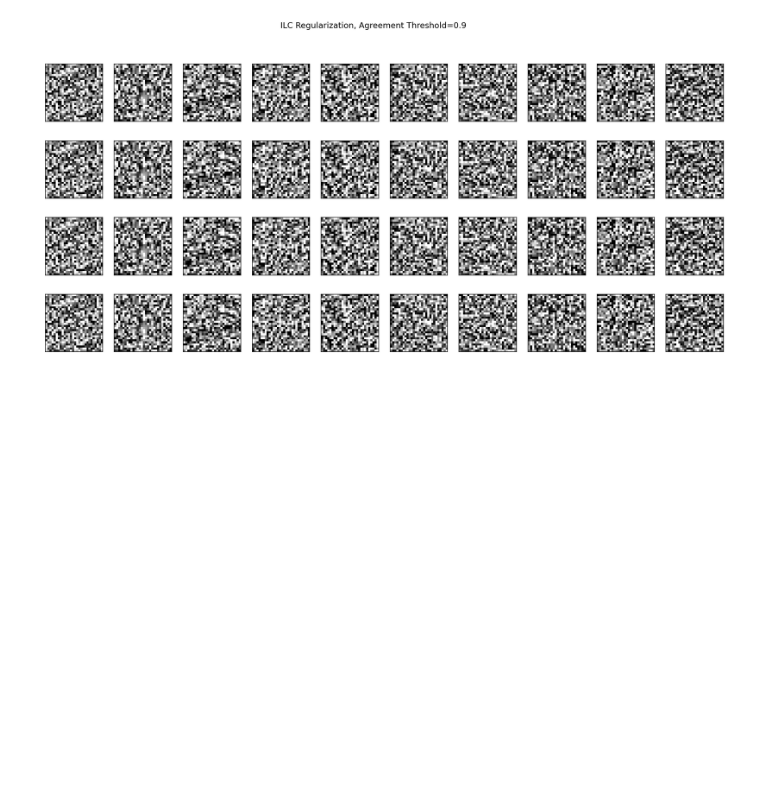
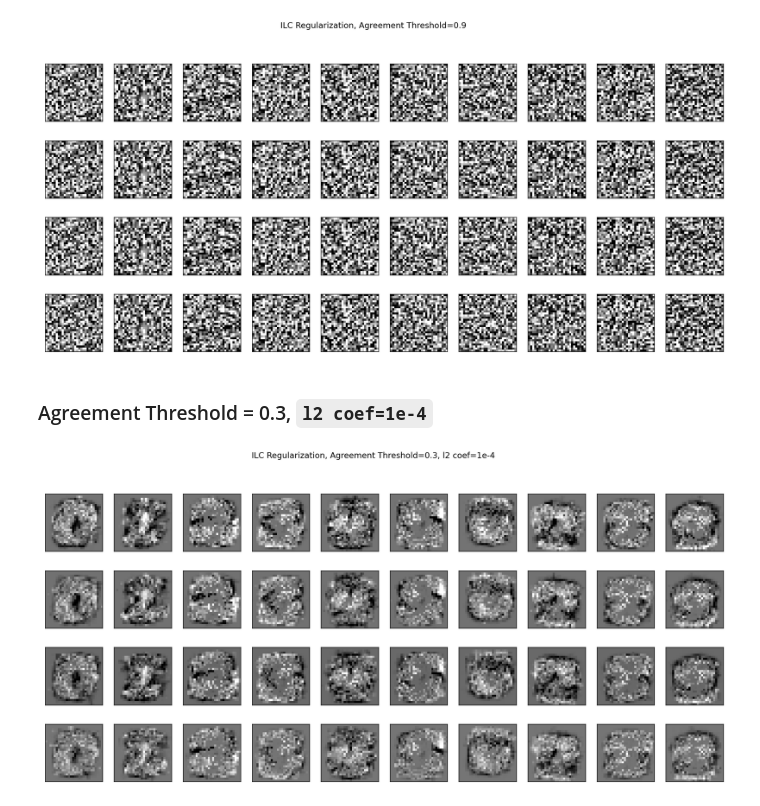
Before and after one commit to scspinney/pgm-fmri, a Jupyter notebook: SparseRegElasticNet_ILC.ipynb, the cells around one changed output. Cells and saved outputs as stored; diff of their text form; code cells hidden in the pictures; blank space fills up the shorter version.

Commit message:
ILC Late start+Synthetic data experiments added

```diff
--- a/SparseRegElasticNet_ILC.ipynb
+++ b/SparseRegElasticNet_ILC.ipynb
@@ -427,6 +458,6 @@ def sparse_logistic_regression(train, adam_lr=1e-3, agreement_threshold=0.0,
 # %% [markdown]
 ### If you want to get the results for a single environment, use these cells with whatever regularization (l1,l2,ilc)
 # %%
-avg_params = logistic_sparse_regression(train, adam_lr=1e-3, agreement_threshold=0.0,
+avg_params = sparse_logistic_regression(train, adam_lr=1e-3, agreement_threshold=0.0,
                                use_ilc=False, l1_coef=1e-5, l2_coef=1e-4,
                                epochs=10001, Verbose=True)
@@ -475,7 +494,7 @@ for m in range(n_envs):
 
 envs_elastic_net_params = []
 for m in range(n_envs):
-    params = logistic_sparse_regression(ds_train_envs[m], adam_lr=1e-3, agreement_threshold=0.0,
+    params = sparse_logistic_regression(ds_train_envs[m], adam_lr=1e-3, agreement_threshold=0.0,
                                use_ilc=False, l1_coef=1e-4, l2_coef=1e-5,
                                epochs=10001, Verbose=True)
     envs_elastic_net_params.append(params)
@@ -494,7 +513,7 @@ for m in range(n_envs):
 
 envs_ilc_params = []
 for m in range(n_envs):
-    params = logistic_sparse_regression(ds_train_envs[m], adam_lr=1e-3, agreement_threshold=0.3,
-                               use_ilc=True, l1_coef=0., l2_coef=0.,
+    params = sparse_logistic_regression(ds_train_envs[m], adam_lr=1e-3, agreement_threshold=0.9,
+                               use_ilc=True, l1_coef=0., l2_coef=1e-4,
                                epochs=10001, Verbose=True)
     envs_ilc_params.append(params)
@@ -516,11 +553,11 @@ def loadData(file_name, root_dir):
         return db
 
 # storeData(envs_elastic_net_params, 'envs_elastic_net_params', root_dir)
-# storeData(envs_ilc_params, 'envs_ilc_params', root_dir)
+storeData(envs_ilc_params, 'envs_ilc_params_l24_agth_09_late_turn_on', root_dir)
 
 
 # envs_elastic_net_params = loadData('envs_elastic_net_params_l14_l25', root_dir)
-envs_ilc_params = loadData('envs_ilc_params_agth_09', root_dir)
+# envs_ilc_params = loadData('envs_ilc_params_l24_agth_03', root_dir)
 # %% [markdown]
 ### Elastic Net without ILC `L1_coef=1e-*3*, L2_coef=1e-5`
 # %%
@@ -661,3 +698,23 @@ plt.suptitle('ILC Regularization, Agreement Threshold=0.9')
 plt.show()
 # %% [output]
 [figure]
+# %% [markdown]
+### Agreement Threshold = 0.3, `l2 coef=1e-4`
+# %%
+import matplotlib.pyplot as plt
+from matplotlib.pyplot import figure
+
+fig, axes = plt.subplots(4, 10, figsize=(18, 8), dpi=140, facecolor='w', edgecolor='k')
+# use global min / max to ensure all weights are shown on the same scale
+for m in range(n_envs):
+    vmin, vmax = envs_ilc_params[m]['linear']['w'].min(), envs_ilc_params[m]['linear']['w'].max()
+    for coef, ax in zip(envs_ilc_params[m]['linear']['w'].T, axes[m,:]):
+        ax.matshow(coef.reshape(28, 28), cmap=plt.cm.gray, vmin=.5 * vmin,
+                vmax=.5 * vmax)
+        ax.set_xticks(())
+        ax.set_yticks(())
+
+plt.suptitle('ILC Regularization, Agreement Threshold=0.3, l2 coef=1e-4')
+plt.show()
+# %% [output]
+[figure, added]
```
Also changed, not shown: parts of 14 cells of this notebook.
